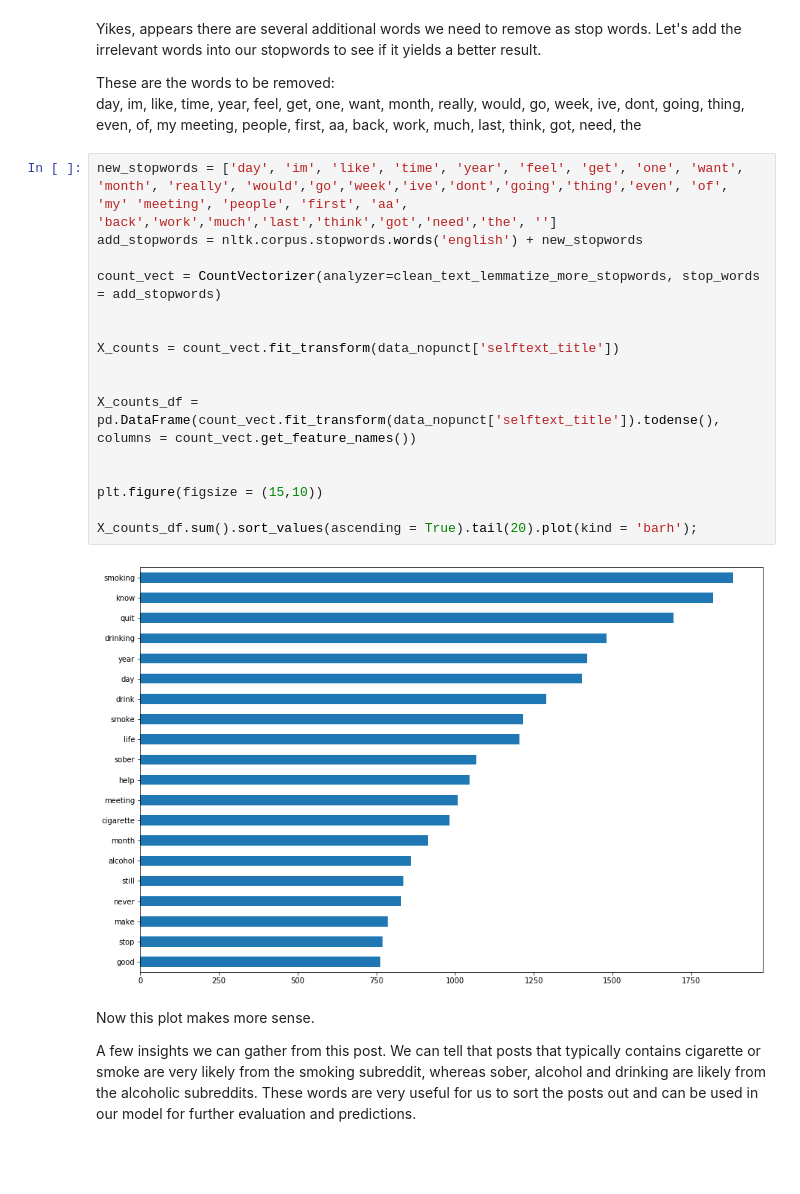
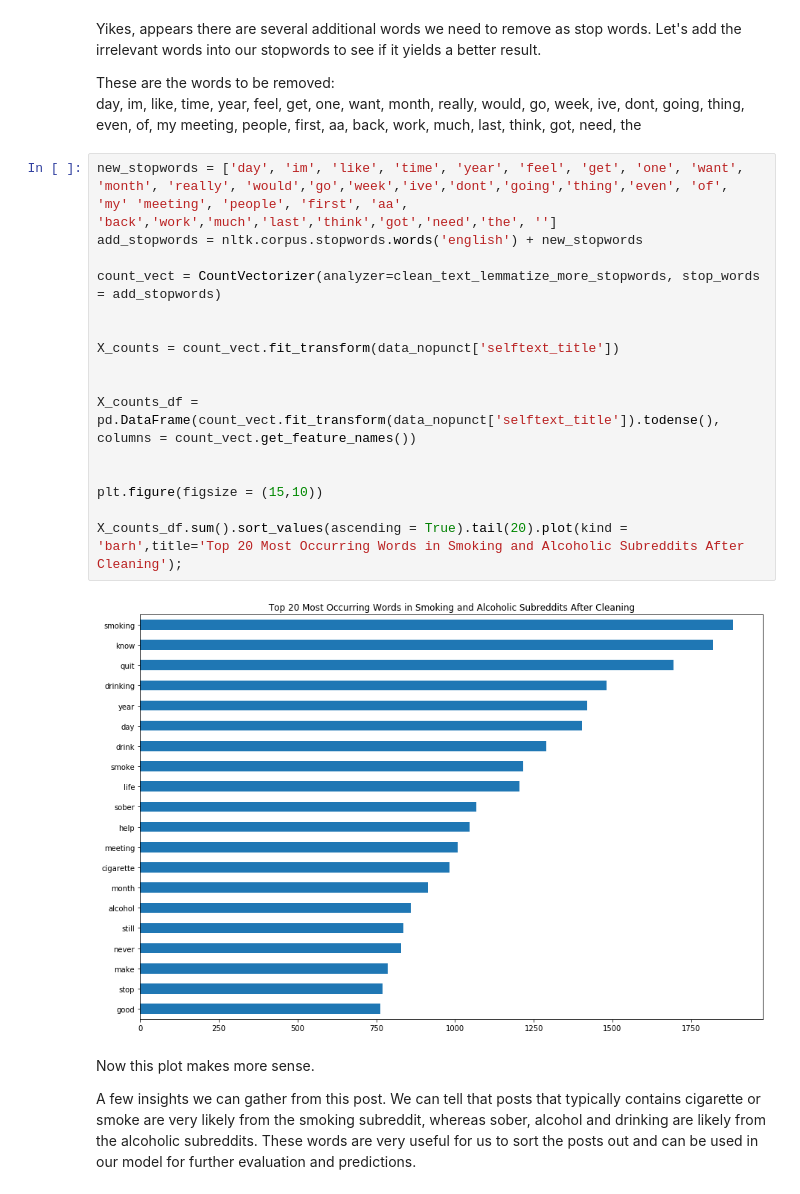
Before and after one commit to IMetherlence/dsi25-proj3, a Jupyter notebook: codes/EDA and Modelling.ipynb, the cells around one changed output. Cells and saved outputs as stored; diff of their text form; blank space fills up the shorter version.

```diff
--- a/codes/EDA and Modelling.ipynb
+++ b/codes/EDA and Modelling.ipynb
@@ -201,21 +201,21 @@ day, im, like, time, year, feel, get, one, want, month, really, would, go, week,
 # %%
 new_stopwords = ['day', 'im', 'like', 'time', 'year', 'feel', 'get', 'one', 'want', 'month', 'really', 'would','go','week','ive','dont','going','thing','even', 'of', 'my' 'meeting', 'people', 'first', 'aa', 'back','work','much','last','think','got','need','the', '']
 add_stopwords = nltk.corpus.stopwords.words('english') + new_stopwords
 
 count_vect = CountVectorizer(analyzer=clean_text_lemmatize_more_stopwords, stop_words = add_stopwords)
 
 
 X_counts = count_vect.fit_transform(data_nopunct['selftext_title'])
 
 
 X_counts_df = pd.DataFrame(count_vect.fit_transform(data_nopunct['selftext_title']).todense(), columns = count_vect.get_feature_names())
 
 
 plt.figure(figsize = (15,10))
 
-X_counts_df.sum().sort_values(ascending = True).tail(20).plot(kind = 'barh');
+X_counts_df.sum().sort_values(ascending = True).tail(20).plot(kind = 'barh',title='Top 20 Most Occurring Words in Smoking and Alcoholic Subreddits After Cleaning');
 # %% [output]
-[figure, old version]
+[figure, new version]
 # %% [markdown]
 Now this plot makes more sense.
 
```
Also changed, not shown: parts of 10 cells of this notebook, 2 other files.
